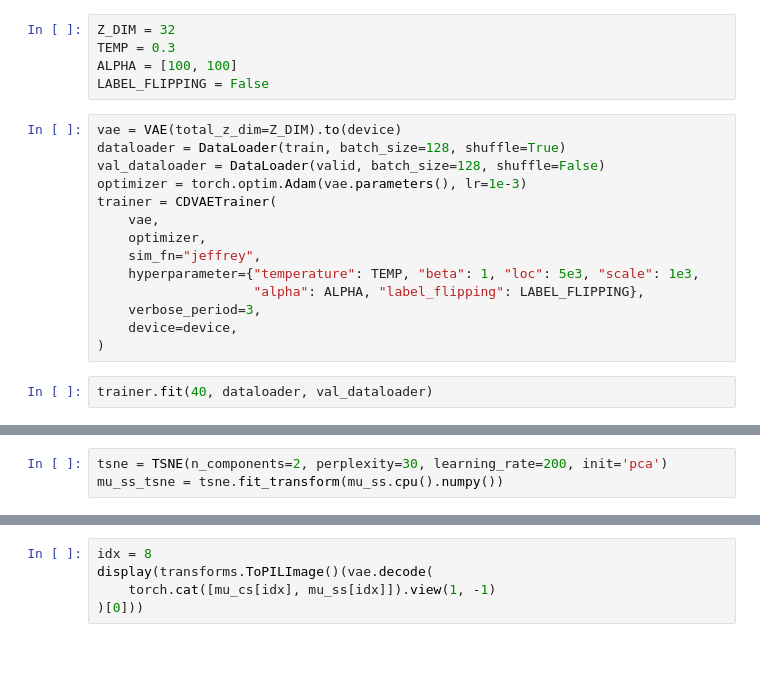
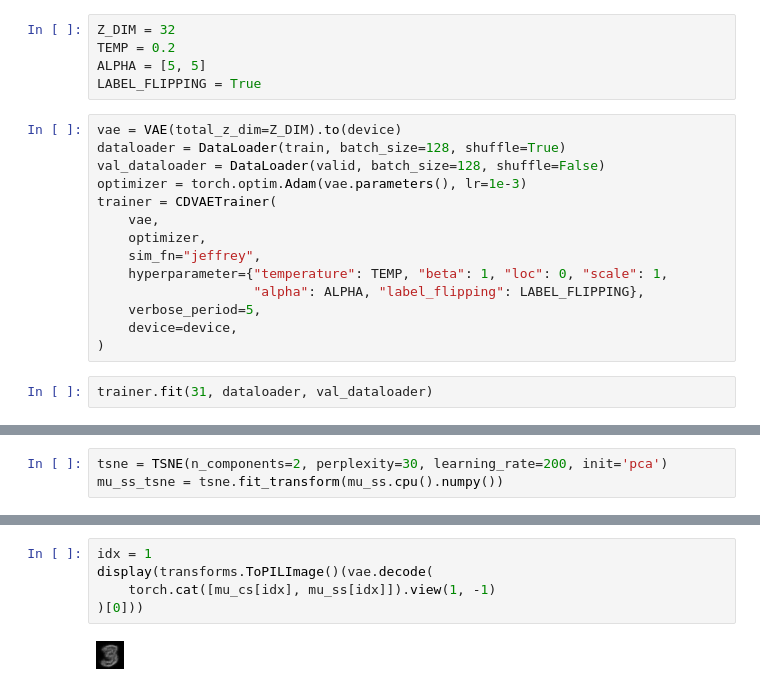
Before and after one commit to scotsun/clear-vae, a Jupyter notebook: contrastive-vae/demo_cdvae.ipynb, the cells around one changed output, grey strips where cells are left out. Drawn from its saved outputs; the diff is of its cells as text; blank space fills up the shorter version.

```diff
--- a/contrastive-vae/demo_cdvae.ipynb
+++ b/contrastive-vae/demo_cdvae.ipynb
@@ -274,9 +274,9 @@ for i in [53, 88, 62, 67, 73, 85, 71, 79, 98, 68]:
 ### jeffrey + label flipping
 # %%
 Z_DIM = 32
-TEMP = 0.3
-ALPHA = [100, 100]
-LABEL_FLIPPING = False
+TEMP = 0.2
+ALPHA = [5, 5]
+LABEL_FLIPPING = True
 # %%
 vae = VAE(total_z_dim=Z_DIM).to(device)
 dataloader = DataLoader(train, batch_size=128, shuffle=True)
@@ -286,10 +286,10 @@ trainer = CDVAETrainer(
     vae,
     optimizer,
     sim_fn="jeffrey",
-    hyperparameter={"temperature": TEMP, "beta": 1, "loc": 5e3, "scale": 1e3,
+    hyperparameter={"temperature": TEMP, "beta": 1, "loc": 0, "scale": 1,
                     "alpha": ALPHA, "label_flipping": LABEL_FLIPPING},
-    verbose_period=3,
+    verbose_period=5,
     device=device,
 )
 # %%
-trainer.fit(40, dataloader, val_dataloader)
+trainer.fit(31, dataloader, val_dataloader)
@@ -391,6 +456,8 @@ plt.colorbar()
 # %%
-idx = 8
+idx = 1
 display(transforms.ToPILImage()(vae.decode(
     torch.cat([mu_cs[idx], mu_ss[idx]]).view(1, -1)
 )[0]))
+# %% [output]
+[figure, added]
 # %%
```
Also changed, not shown: parts of 14 cells of this notebook, 2 other files.
